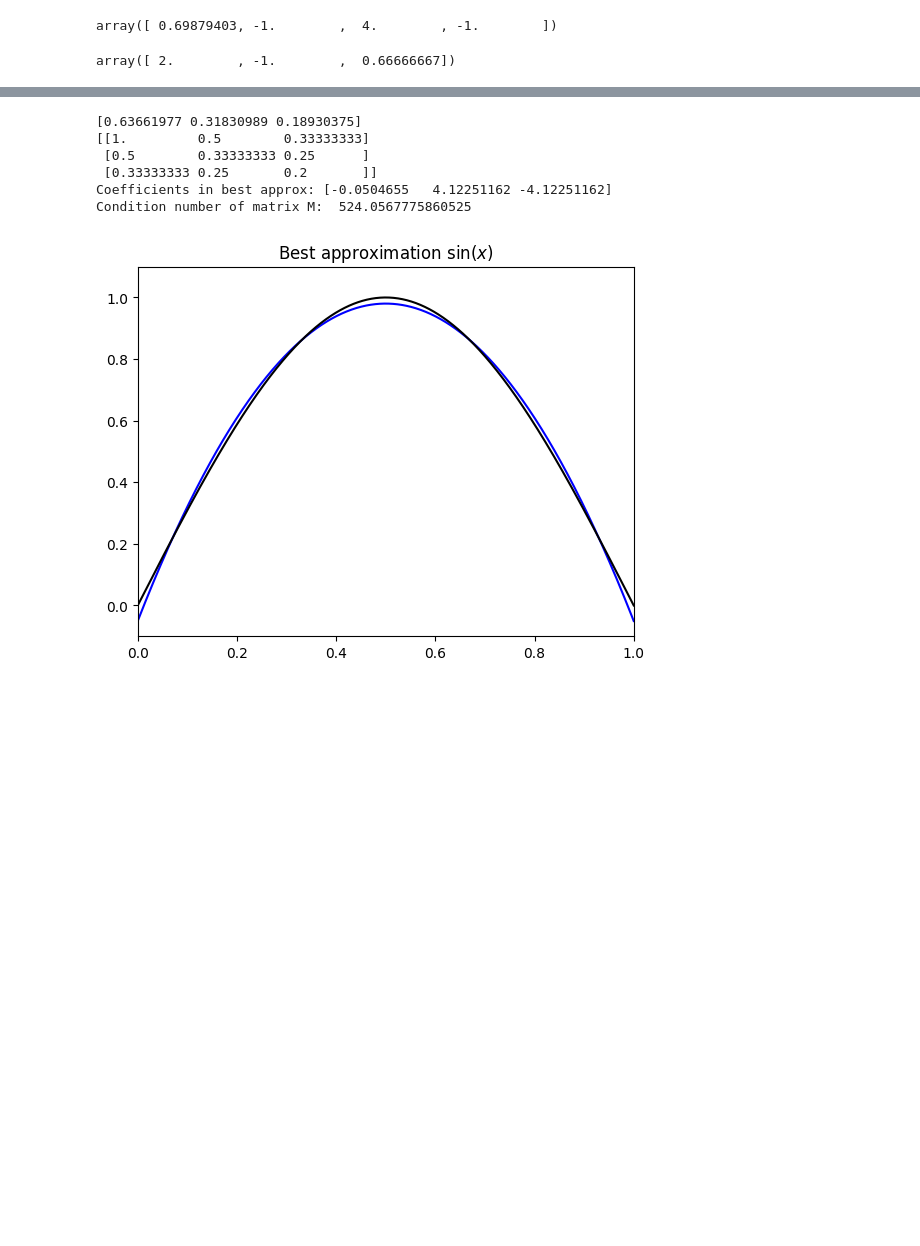
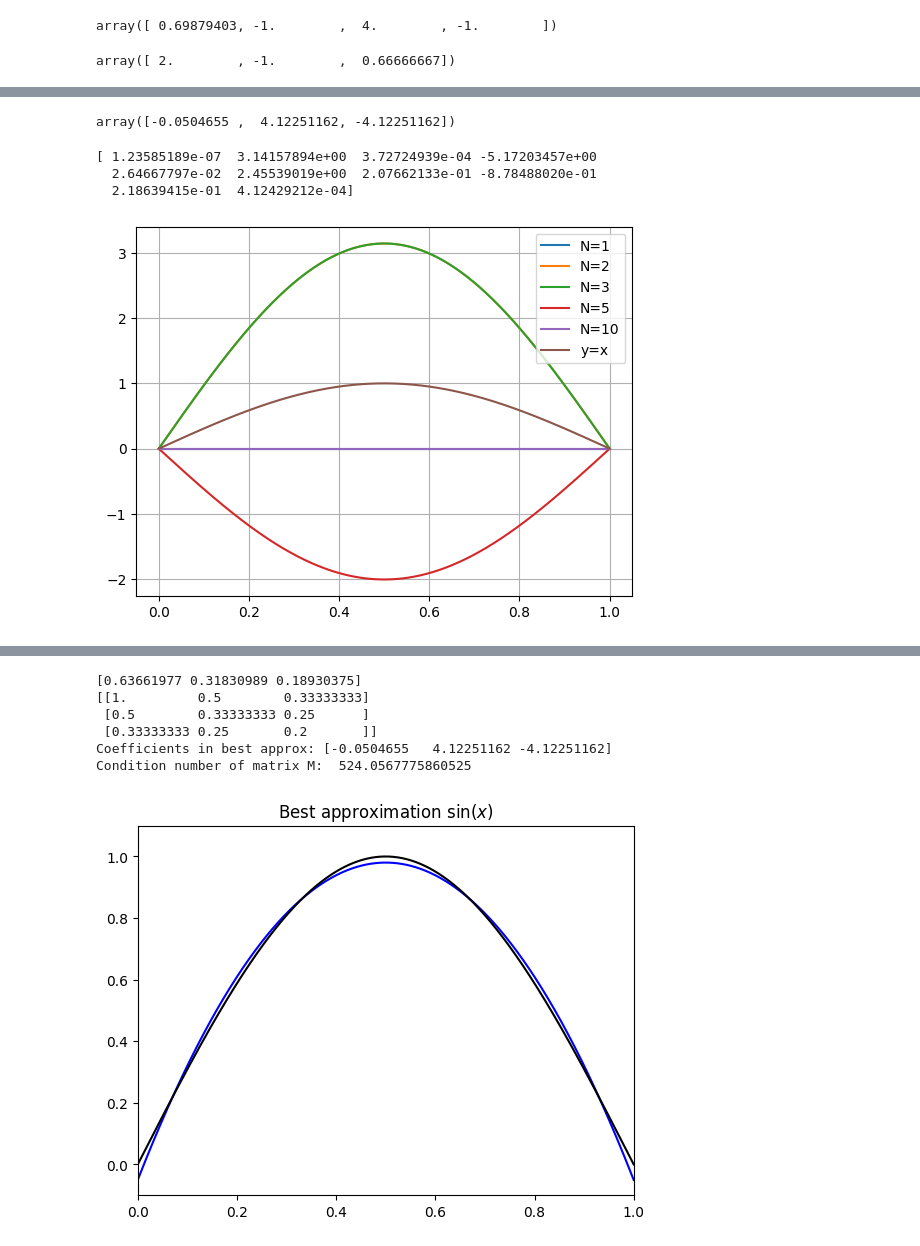
Before and after one commit to kalle6452/PDE, a Jupyter notebook: lab03.ipynb, the cells around one changed output, grey strips where cells are left out. Saved outputs shown, nothing was run; the diff lists cells and outputs as text; code cells hidden in the pictures; blank space fills up the shorter version.

```diff
--- a/lab03.ipynb
+++ b/lab03.ipynb
@@ -793,0 +651,77 @@ for i in range(20):
+# %%
+# 3.1 med M
+import math
+def f(x,i,k):
+    return (((x**(i-k))/(np.pi**(1+k)))*(math.factorial(i)/(math.factorial(i-k))))*(np.cos(np.pi*x+k*np.pi/2))
+def g(x):
+    return (-np.cos(np.pi*x))/np.pi
+def h(x,index):
+    return (x**(index+1))/(index+1)
+N=3
+x  = np.linspace(0.0,1.0,1001)
+b = np.zeros(3)
+M = np.zeros((N, N))
+b[0] = g(1) - g(0)
+counter = 0
+for i in range(1,N):
+    for k in range(i+1):
+        counter += -(f(1,i,k) - f(0,i,k))
+    b[i] = counter
+    counter = 0
+for i in range(0,N):
+    for j in range(N):
+        index = i+j
+        M[i,j] = h(1,index) - h(0,index)
+b
+M
+c  = np.linalg.solve(M,b)
+c
+# [0.63661977 0.31830989 0.18930375 0.12480068 0.08814413 0.06541083
+ # 0.05038387 0.03995475 0.03243253 0.02683497]
+# %% [output]
+array([-0.0504655 ,  4.12251162, -4.12251162])
+# %%
+# Med plot
+import math
+def f(x,i,k):
+    return (((x**(i-k))/(np.pi**(1+k)))*(math.factorial(i)/(math.factorial(i-k))))*(np.cos(np.pi*x+k*np.pi/2))
+def g(x):
+    return (-np.cos(np.pi*x))/np.pi
+def h(x,index):
+    return (x**(index+1))/(index+1)
+N=10
+x  = np.linspace(0.0,1.0,1001)
+b = np.zeros(10)
+M = np.zeros((N, N))
+b[0] = g(1) - g(0)
+counter = 0
+for i in range(1,N):
+    for k in range(i+1):
+        counter += -(f(1,i,k) - f(0,i,k))
+    b[i] = counter
+    counter = 0
+for i in range(0,N):
+    for j in range(N):
+        index = i+j
+        M[i,j] = h(1,index) - h(0,index)
+b
+M
+c  = np.linalg.solve(M,b)
+c
+print(c)
+lista = [1,2,3,5,10]
+psi = 0
+counter = 0
+for i in range(11):
+    psi += c[i-1]*np.sin(np.pi*x)
+    if i == lista[counter]:
+        plt.plot(x,psi,label=f'N={i}')
+        counter += 1
+plt.plot(x,np.sin(np.pi*x),label=f'y=x')
+plt.grid(True), plt.legend()
+plt.show()
+# %% [output]
+[ 1.23585189e-07  3.14157894e+00  3.72724939e-04 -5.17203457e+00
+  2.64667797e-02  2.45539019e+00  2.07662133e-01 -8.78488020e-01
+  2.18639415e-01  4.12429212e-04]
+[figure, added]
```
Also changed, not shown: parts of 11 cells of this notebook.
